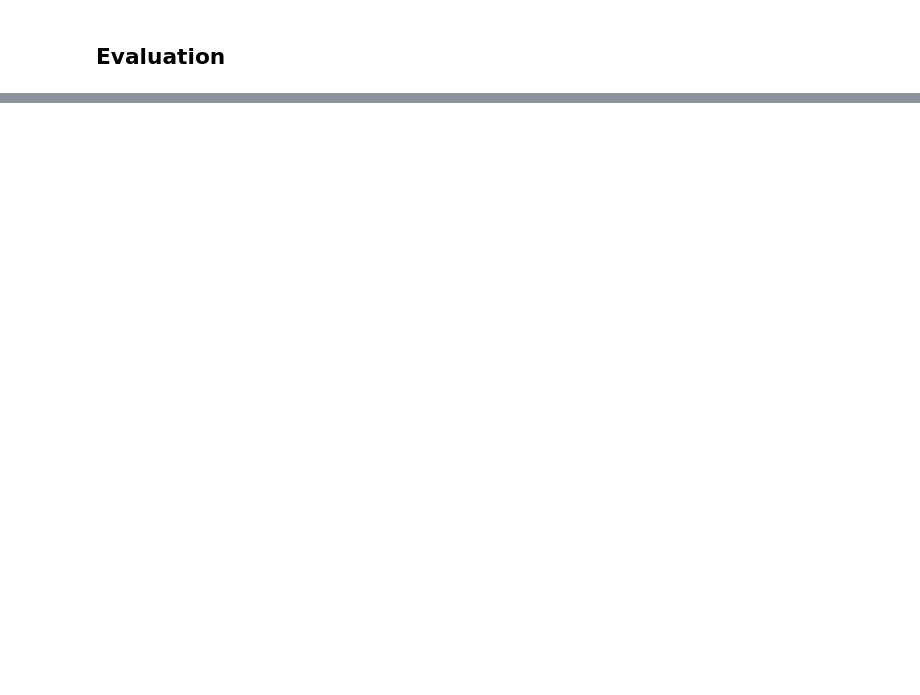
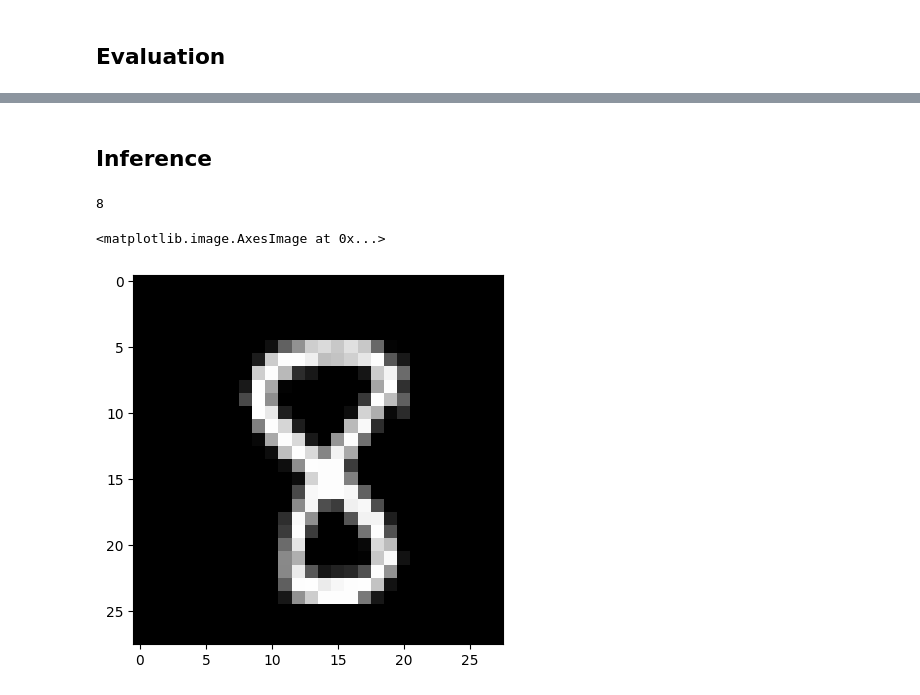
Before and after one commit to PathFinderKR/MNIST, a Jupyter notebook: MNIST.ipynb, the cells around one changed output, grey strips where cells are left out. Drawn from its saved outputs; the diff is of its cells as text; code cells hidden in the pictures; blank space fills up the shorter version.

```diff
--- a/MNIST.ipynb
+++ b/MNIST.ipynb
@@ -76,0 +152,26 @@ def train()
+# %%
+def train(model, train_dl, valid_dl, optimizer, criterion, epochs):
+    for epoch in range(epochs):
+        model.train()
+        with tqdm.tqdm(train_dl, unit="batch") as tepoch:
+            for xb, yb in tepoch:
+                xb, yb = xb.to(device), yb.to(device)
+                output = model(xb)
+                loss = criterion(output, yb)
+                optimizer.zero_grad()
+                loss.backward()
+                optimizer.step()
+                train_losses.append(loss.item())
+                tepoch.set_postfix(train_loss=loss.item())
+
+        model.eval()
+        with torch.no_grad():
+            for xb, yb in valid_dl:
+                xb, yb = xb.to(device), yb.to(device)
+                output = model(xb)
+                loss = criterion(output, yb)
+                valid_losses.append(loss.item())
+
+        print(f"Epoch {epoch + 1}, Train Loss: {sum(train_losses) / len(train_losses):.4f}, Validation Loss: {sum(valid_losses) / len(valid_losses):.4f}")
+# %%
+train(model, train_dl, valid_dl, optimizer, criterion, epochs)
@@ -78,0 +264,18 @@ def train()
+# %% [markdown]
+## Inference
+# %%
+def predict(model, x):
+    model.eval()
+    with torch.no_grad():
+        x = torch.tensor(x).float().to(device)
+        output = model(x)
+        _, predicted = torch.max(output, 1)
+        return predicted.item()
+# %%
+# Inference sample
+print(predict(model, x_valid[1]))
+plt.imshow(x_valid[1].reshape((28, 28)), cmap="gray")
+# %% [output]
+8
+<matplotlib.image.AxesImage at 0x...>
+[figure, added]
```
Also changed, not shown: parts of 23 cells of this notebook, 3 other files.
